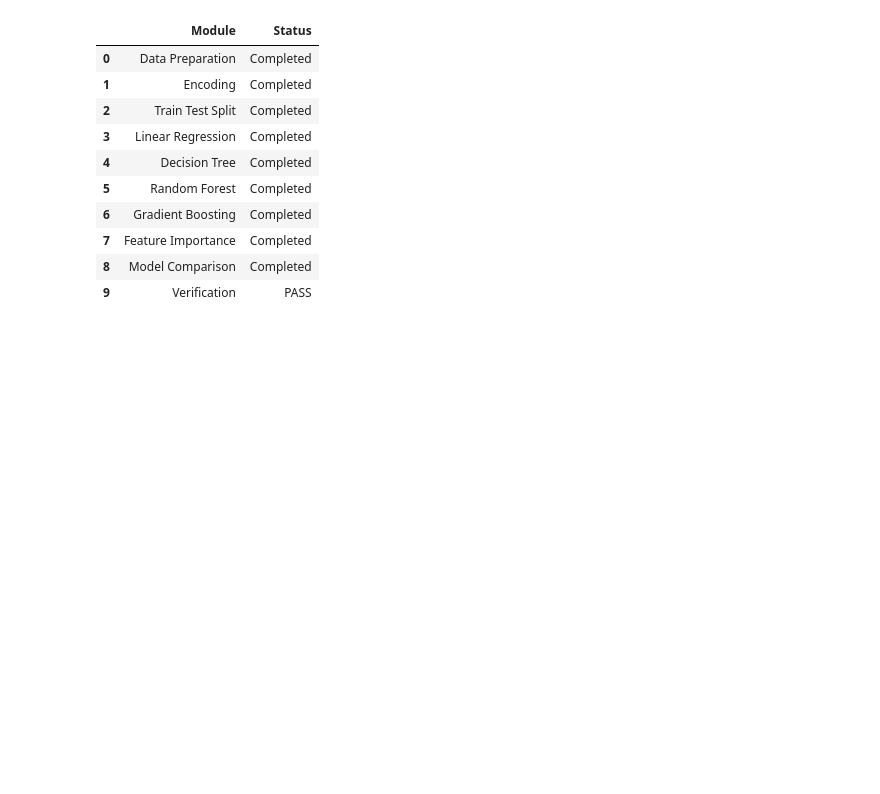
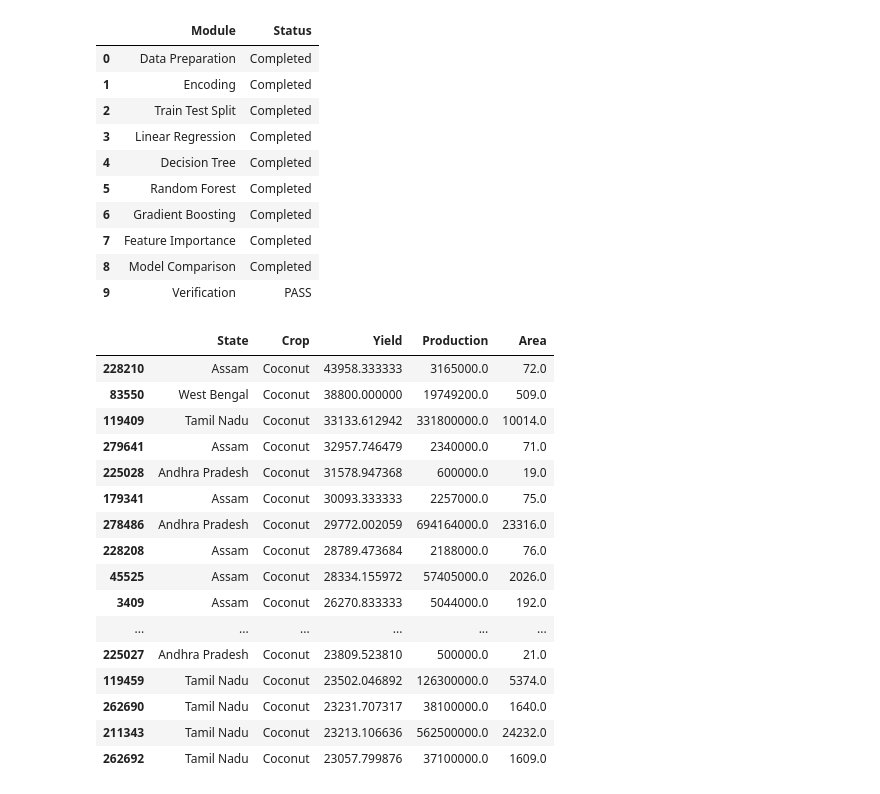
Before and after one commit to aryandhiman01/AgriIntel, a Jupyter notebook: notebooks/10_Machine_Learning.ipynb, the cells around one changed output. Saved outputs shown, nothing was run; the diff lists cells and outputs as text; code cells hidden in the pictures; blank space fills up the shorter version.

```diff
--- a/notebooks/10_Machine_Learning.ipynb
+++ b/notebooks/10_Machine_Learning.ipynb
@@ -522,3 +522,34 @@ PHASE 10 VERIFICATION
 | 7 | Feature Importance | Completed |
 | 8 | Model Comparison | Completed |
 | 9 | Verification | PASS |
+# %%
+master.nlargest(
+    20,
+    "Yield"
+)[
+    [
+        "State",
+        "Crop",
+        "Yield",
+        "Production",
+        "Area"
+    ]
+]
+# %% [output]
+|  | State | Crop | Yield | Production | Area |
+| 228210 | Assam | Coconut | 43958.333333 | 3165000.0 | 72.0 |
+| 83550 | West Bengal | Coconut | 38800.000000 | 19749200.0 | 509.0 |
+| 119409 | Tamil Nadu | Coconut | 33133.612942 | 331800000.0 | 10014.0 |
+| 279641 | Assam | Coconut | 32957.746479 | 2340000.0 | 71.0 |
+| 225028 | Andhra Pradesh | Coconut | 31578.947368 | 600000.0 | 19.0 |
+| 179341 | Assam | Coconut | 30093.333333 | 2257000.0 | 75.0 |
+| 278486 | Andhra Pradesh | Coconut | 29772.002059 | 694164000.0 | 23316.0 |
+| 228208 | Assam | Coconut | 28789.473684 | 2188000.0 | 76.0 |
+| 45525 | Assam | Coconut | 28334.155972 | 57405000.0 | 2026.0 |
+| 3409 | Assam | Coconut | 26270.833333 | 5044000.0 | 192.0 |
+| ... | ... | ... | ... | ... | ... |
+| 225027 | Andhra Pradesh | Coconut | 23809.523810 | 500000.0 | 21.0 |
+| 119459 | Tamil Nadu | Coconut | 23502.046892 | 126300000.0 | 5374.0 |
+| 262690 | Tamil Nadu | Coconut | 23231.707317 | 38100000.0 | 1640.0 |
+| 211343 | Tamil Nadu | Coconut | 23213.106636 | 562500000.0 | 24232.0 |
+| 262692 | Tamil Nadu | Coconut | 23057.799876 | 37100000.0 | 1609.0 |
```
Also changed, not shown: parts of 1 cell of this notebook, 1 other file.
